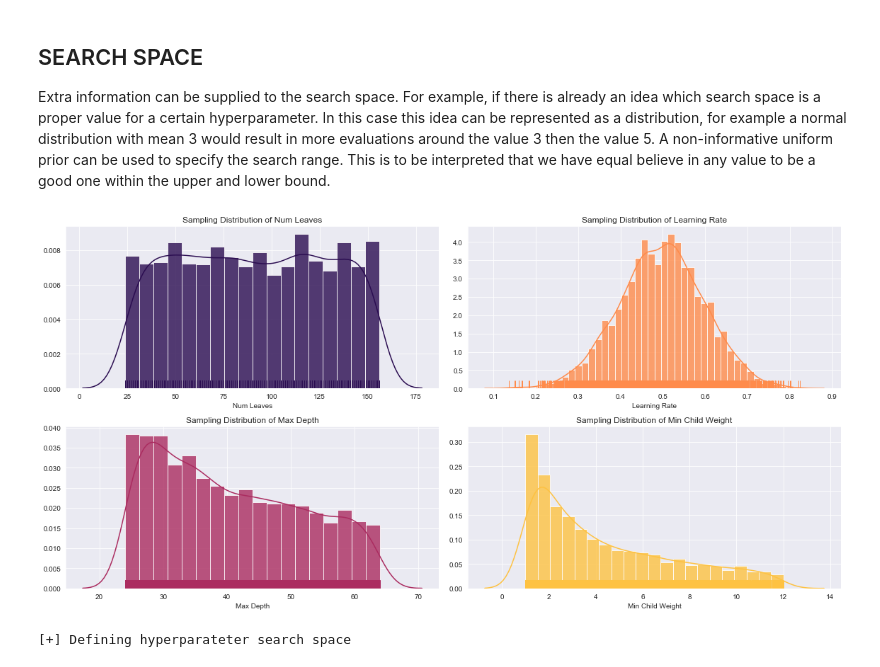
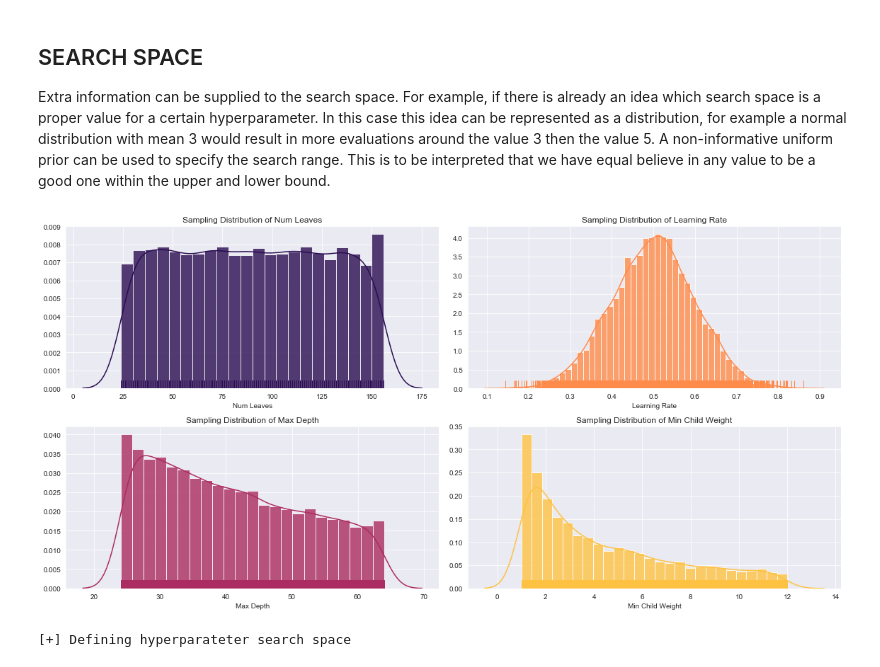
Before and after one commit to marnixkoops/HyperOptimization, a Jupyter notebook: HyperOptimization.ipynb, the cells around one changed output. Drawn from its saved outputs; the diff is of its cells as text; code cells hidden in the pictures.

```diff
--- a/HyperOptimization.ipynb
+++ b/HyperOptimization.ipynb
@@ -130,31 +130,31 @@ A non-informative uniform prior can be used to specify the search range. This is
 # %%
 # Define some distributions for hyperparameter search spaces to show example behavior
 num_leaves = {'num_leaves': hyper.hp.quniform('num_leaves', low=24, high=156, q=1)}
 learning_rate = {'learning_rate': hyper.hp.normal('learning_rate', mu=0.5, sigma=0.1)}
 max_depth = {'max_depth': hyper.hp.loguniform('max_depth', low=np.log(24), high=np.log(64))}
 min_child_weight = {'min_child_weight': hyper.hp.loguniform('min_child_weight', low=np.log(1), high=np.log(12))}
 
 # Sample x times from the defined search spaces
 num_leaves_dist = []
 learning_rate_dist = []
 max_depth_dist = []
 min_child_weight_dist = []
-for i in tqdm(range(5000)):
+for i in tqdm(range(10000)):
     num_leaves_dist.append(hyper.pyll.stochastic.sample(num_leaves)['num_leaves'])
     learning_rate_dist.append(hyper.pyll.stochastic.sample(learning_rate)['learning_rate'])
     max_depth_dist.append(hyper.pyll.stochastic.sample(max_depth)['max_depth'])
     min_child_weight_dist.append(hyper.pyll.stochastic.sample(min_child_weight)['min_child_weight'])
 
 # Plot distrubtions of the sampling from the search space
 fig, axs = plt.subplots(2, 2, figsize=(16, 8))
 for hyper, samples, color, axs in zip(['Num Leaves', 'Learning Rate', 'Max Depth', 'Min Child Weight'],
                                       [num_leaves_dist, learning_rate_dist, max_depth_dist, min_child_weight_dist],
                                       ['#2B0D51', '#FF8B4B', '#AB2C60', '#FEC242'], axs.flat):
     sns.distplot(samples, color=color, rug=True, hist_kws=dict(alpha=0.8), ax=axs);
     axs.set(title='Sampling Distribution of {}'.format(hyper), xlabel='{}'.format(hyper));
     plt.tight_layout()
 # %% [output]
-[figure, old version]
+[figure, new version]
 # %%
 # Define the search space used during optimization
 print('[+] Defining hyperparateter search space \n')
```
Also changed, not shown: parts of 5 cells of this notebook.
